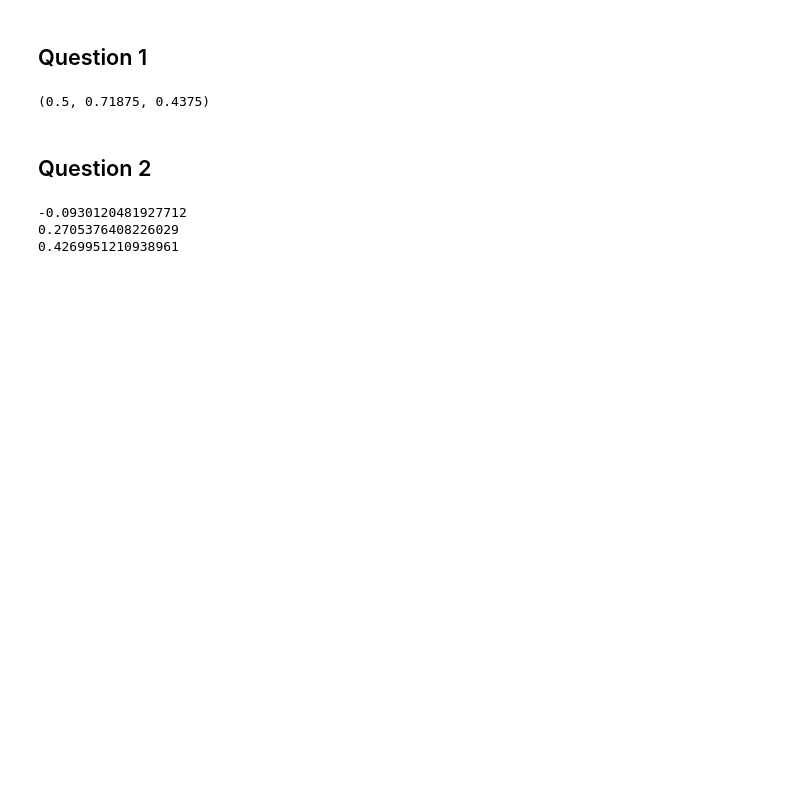
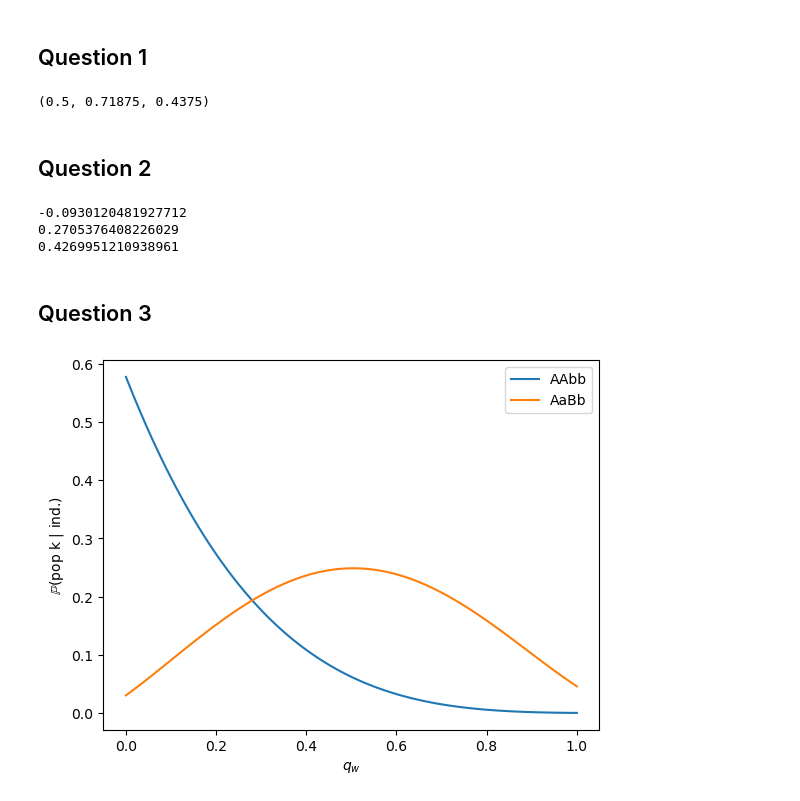
Before and after one commit to gmanthey/popgen-solutions, a Jupyter notebook: Section 3.ipynb, the cells around one changed output. Drawn from its saved outputs; the diff is of its cells as text; code cells hidden in the pictures; blank space fills up the shorter version.

```diff
--- a/Section 3.ipynb
+++ b/Section 3.ipynb
@@ -43,3 +45,46 @@ print(np.mean([FST_blue, FST_golden]))
 -0.0930120481927712
 0.2705376408226029
 0.4269951210938961
+# %% [markdown]
+## Question 3
+# %%
+# 1 row per population, 1 column per locus
+p = np.array([[0.1, 0.85],
+              [0.95, 0.2]])
+
+def posterior(q_w, gt):
+    # transform q_w so it fits to p
+    q_w = np.repeat(q_w[:, np.newaxis], 2, axis=1)
+
+    # Calculate frequencies of an imagined population with q_w
+    p_new = (p[0] - p[1]) * q_w + p[1]
+    p_new = p_new.T
+
+    # calculate product of individual loci
+    p_ind_pop = np.ones(q_w.shape[0])
+    for i in range(len(gt)):
+        if gt[i] == 0:
+            p_ind_pop *= p_new[i]**2
+        if gt[i] == 1:
+            p_ind_pop *= 2 * p_new[i] * (1 - p_new[i])
+        if gt[i] == 2:
+            p_ind_pop *= (1 - p_new[i])**2
+
+    return p_ind_pop
+
+# 100 values between 0 and 1
+q_w = np.linspace(0, 1, 100)
+# calculate for examples (AA, bb)
+post1 = posterior(q_w, [0, 2])
+# calculate for heterozygot (Aa, Bb)
+post2 = posterior(q_w, [1, 1])
+
+# Plotting
+plt.plot(q_w, post1, label='AAbb')
+plt.plot(q_w, post2, label='AaBb')
+
+plt.xlabel('$q_w$')
+plt.ylabel('$\mathbb{P}$(pop k | ind.)')
+plt.legend()
+# %% [output]
+[figure, added]
```
Also changed, not shown: parts of 4 cells of this notebook.
